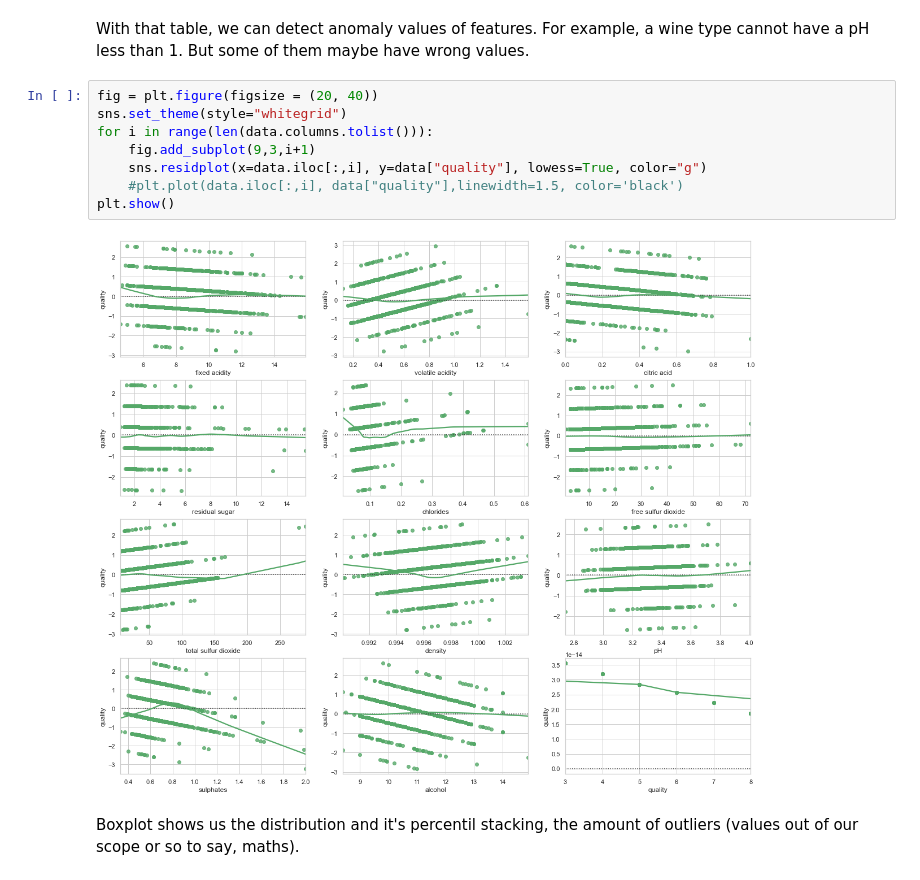
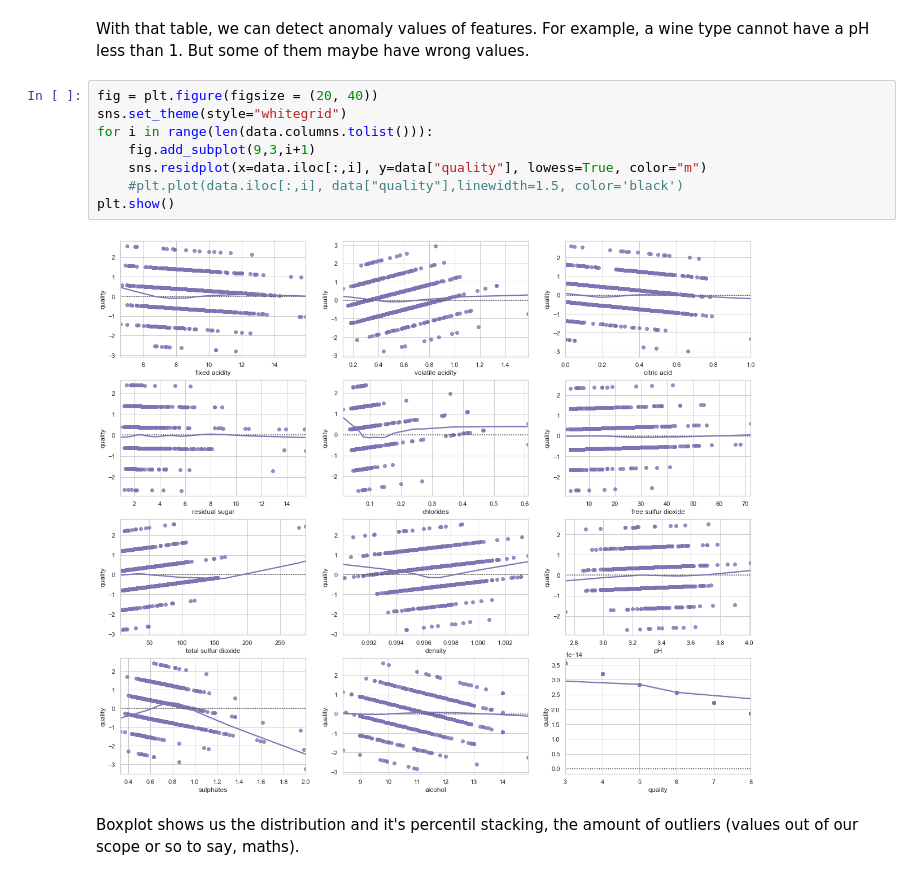
Before and after one commit to gokce-nur00/wine-quality, a Jupyter notebook: train.ipynb, the cells around one changed output. Drawn from its saved outputs; the diff is of its cells as text.

```diff
--- a/train.ipynb
+++ b/train.ipynb
@@ -178,13 +201,13 @@ With that table, we can detect anomaly values of features. For example, a wine t
 # %%
 fig = plt.figure(figsize = (20, 40))
 sns.set_theme(style="whitegrid")
 for i in range(len(data.columns.tolist())):
     fig.add_subplot(9,3,i+1)
-    sns.residplot(x=data.iloc[:,i], y=data["quality"], lowess=True, color="g")
+    sns.residplot(x=data.iloc[:,i], y=data["quality"], lowess=True, color="m")
     #plt.plot(data.iloc[:,i], data["quality"],linewidth=1.5, color='black')
 plt.show()
 # %% [output]
-[figure, old version]
+[figure, new version]
 # %% [markdown]
 Boxplot shows us the distribution and it's percentil stacking, the amount of outliers (values out of our scope or so to say, maths).
 # %%
```
Also changed, not shown: parts of 33 cells of this notebook.
